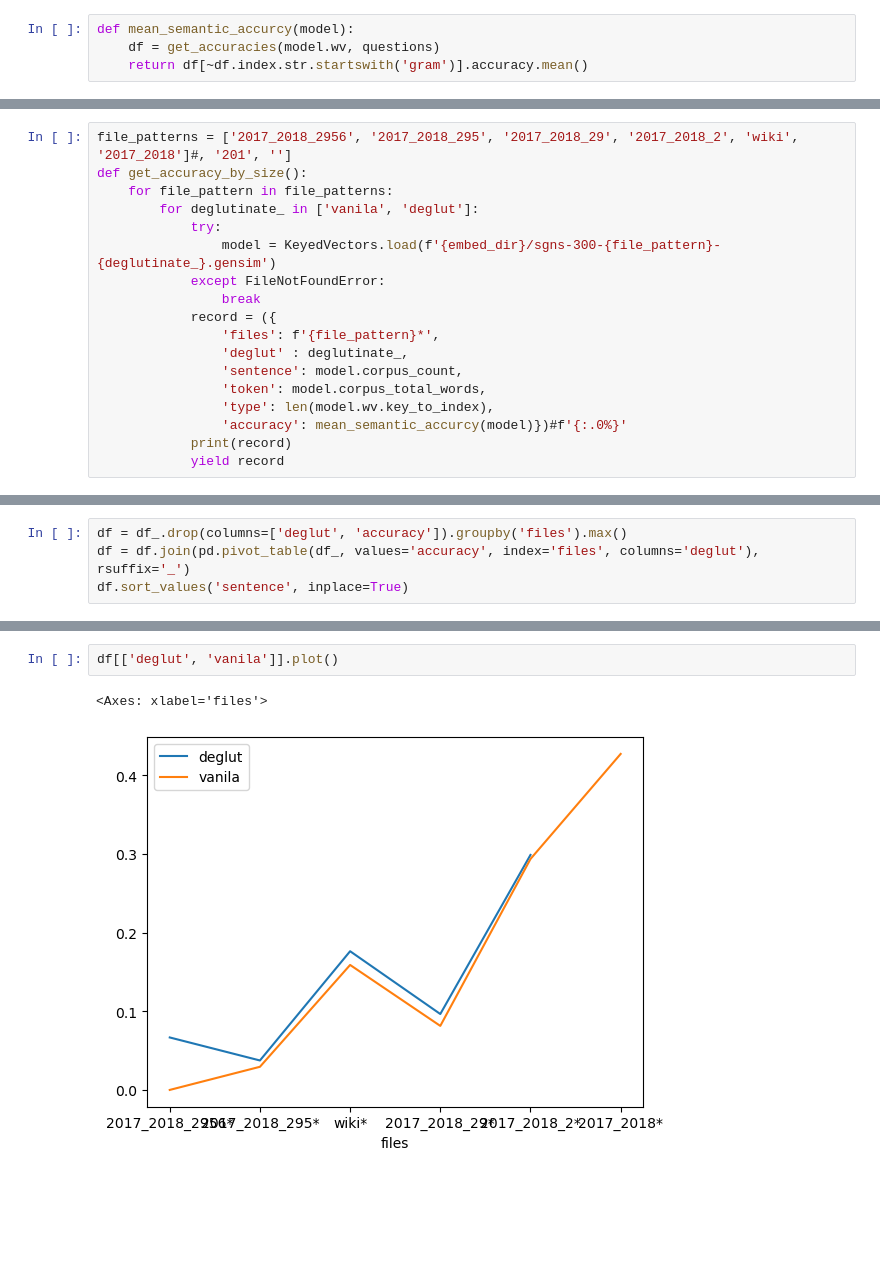
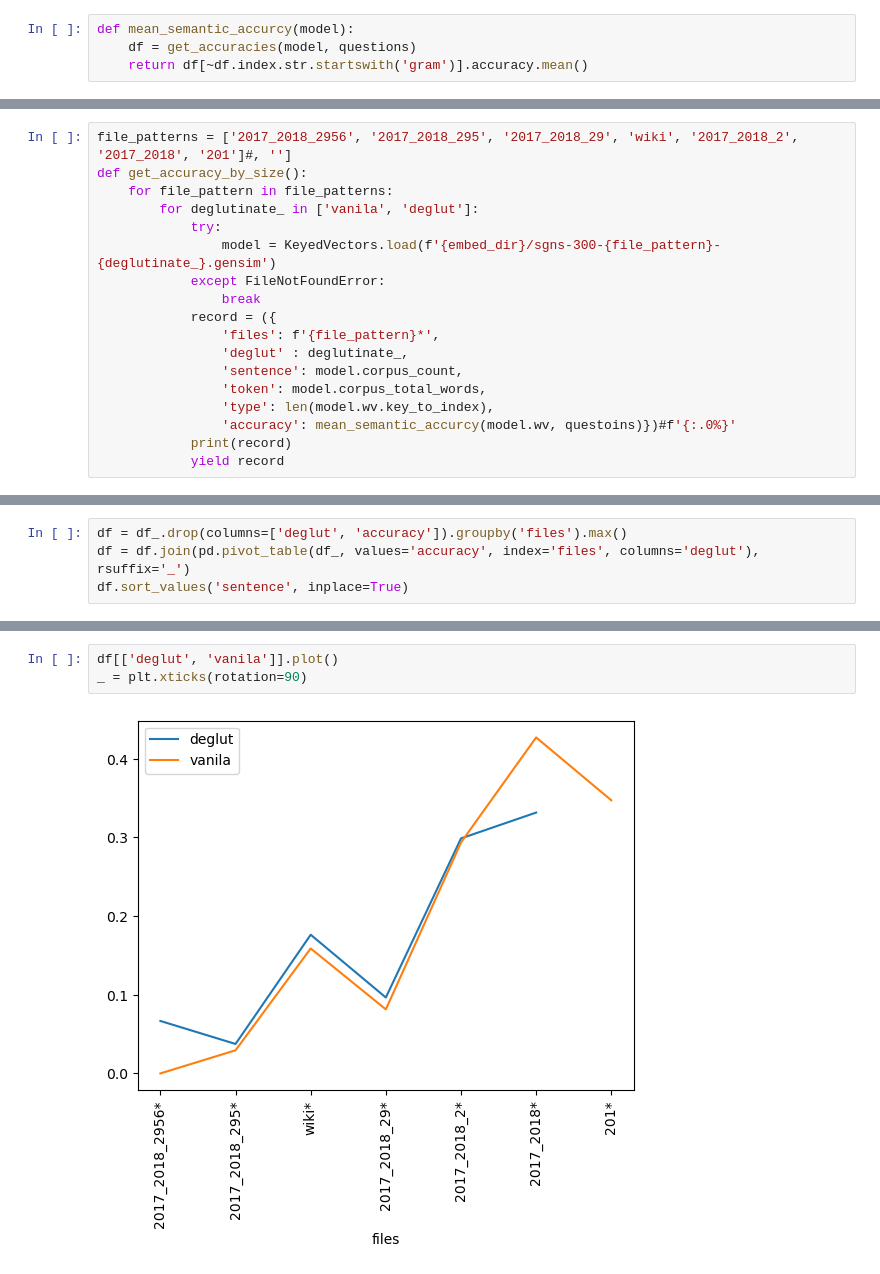
Before and after one commit to makrai/analogy-gluten-free, a Jupyter notebook: gluten-free-analogy.ipynb, the cells around one changed output, grey strips where cells are left out. Cells and saved outputs as stored; diff of their text form; blank space fills up the shorter version.

```diff
--- a/gluten-free-analogy.ipynb
+++ b/gluten-free-analogy.ipynb
@@ -48,5 +50,5 @@ plt.scatter(df.total, df.accuracy)
 # Webcorpus 2.0: gluten-free and vanila
 # %%
 def mean_semantic_accurcy(model):
-    df = get_accuracies(model.wv, questions)
+    df = get_accuracies(model, questions)
     return df[~df.index.str.startswith('gram')].accuracy.mean()
@@ -53,5 +59,5 @@ def mean_semantic_accurcy(model):
 # %%
-file_patterns = ['2017_2018_2956', '2017_2018_295', '2017_2018_29', '2017_2018_2', 'wiki', '2017_2018']#, '201', '']
+file_patterns = ['2017_2018_2956', '2017_2018_295', '2017_2018_29', 'wiki', '2017_2018_2', '2017_2018', '201']#, '']
 def get_accuracy_by_size():
     for file_pattern in file_patterns:
         for deglutinate_ in ['vanila', 'deglut']:
@@ -65,7 +71,7 @@ def get_accuracy_by_size():
                 'sentence': model.corpus_count,
                 'token': model.corpus_total_words,
                 'type': len(model.wv.key_to_index),
-                'accuracy': mean_semantic_accurcy(model)})#f'{:.0%}'
+                'accuracy': mean_semantic_accurcy(model.wv, questoins)})#f'{:.0%}'
             print(record)
             yield record
 # %%
@@ -117,8 +128,8 @@ df
 # %%
 df[['deglut', 'vanila']].plot()
+_ = plt.xticks(rotation=90)
 # %% [output]
-<Axes: xlabel='files'>
-[figure, old version]
+[figure, new version]
 # %%
 df.plot()
 plt.yscale('log')
```
Also changed, not shown: parts of 18 cells of this notebook.
